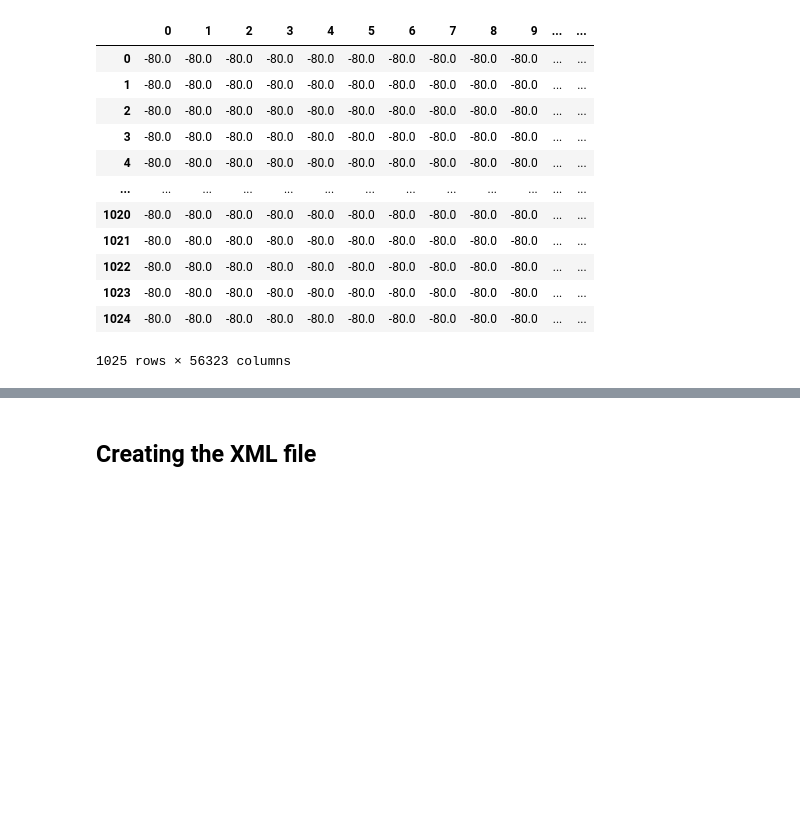
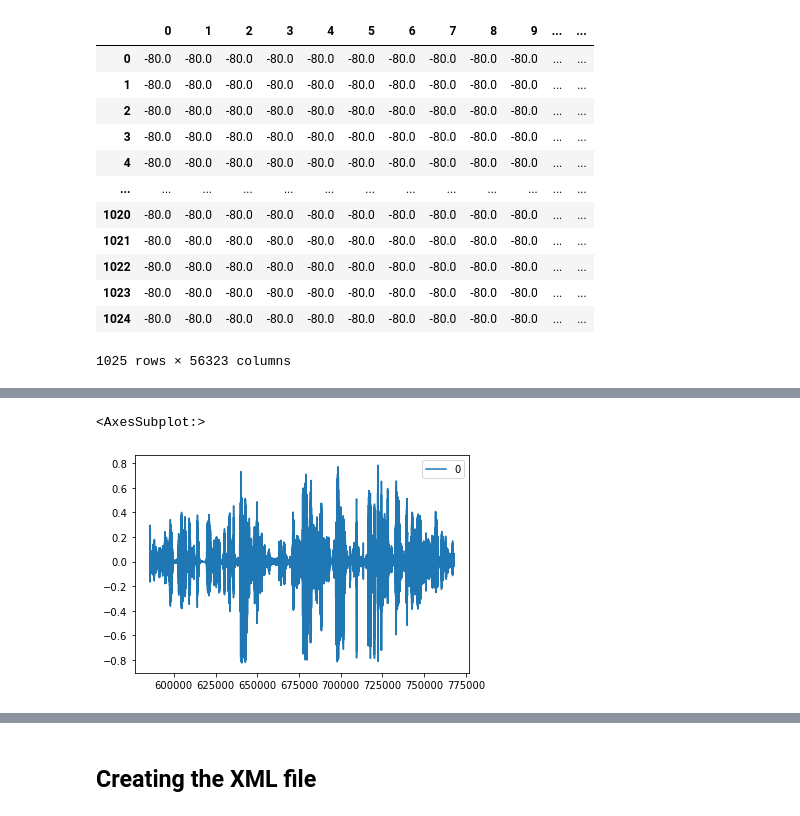
Before and after one commit to hjeffreywang/Automatic_Timeline_setup, a Jupyter notebook: P1_imports_metrics_exploration.ipynb, the cells around one changed output, grey strips where cells are left out. Cells and saved outputs as stored; diff of their text form; code cells hidden in the pictures; blank space fills up the shorter version.

```diff
--- a/P1_imports_metrics_exploration.ipynb
+++ b/P1_imports_metrics_exploration.ipynb
@@ -169,0 +108,15 @@ librosa.display.waveshow(x_2[2690100:3528000])
+# %%
+import pyloudnorm as pyln
+data1, rate1 = librosa.load("Data/Audio/Osi Audio Extracted.wav", sr=48000)
+rate=8000
+data= librosa.resample(data1, orig_sr=rate1, target_sr=rate, scale=True)
+
+# peak normalize audio to -1 dB
+peak_normalized_audio = pyln.normalize.peak(data, -1.0)
+
+# measure the loudness first
+meter = pyln.Meter(rate) # create BS.1770 meter
+loudness = meter.integrated_loudness(data)
+
+# loudness normalize audio to -12 dB LUFS
+listener_then_speaker_loudness_normalized_audio = pyln.normalize.loudness(data, loudness, -20.0)
@@ -169,0 +131,18 @@ librosa.display.waveshow(x_2[2690100:3528000])
+# %%
+import pyloudnorm as pyln
+data1, rate1 = librosa.load("Data/Audio/Scott Audio Extracted.wav", sr=48000)
+rate=8000
+data= librosa.resample(data1, orig_sr=rate1, target_sr=rate2, scale=True)
+#data, rate = sf.read("Data/Audio/Scott Audio Extracted.wav") # load audio
+
+# peak normalize audio to -1 dB
+peak_normalized_audio = pyln.normalize.peak(data, -1.0)
+
+# measure the loudness first
+meter = pyln.Meter(rate) # create BS.1770 meter
+loudness = meter.integrated_loudness(data)
+
+# loudness normalize audio to -12 dB LUFS
+speaker_to_listener_loudness_normalized_audio = pyln.normalize.loudness(data, loudness, -20.0)
+# %%
+speaker_to_listener_df=pd.DataFrame(speaker_to_listener_loudness_normalized_audio)
@@ -169,0 +158,5 @@ librosa.display.waveshow(x_2[2690100:3528000])
+# %%
+speaker_to_listener_df[585600:768000].plot()
+# %% [output]
+<AxesSubplot:>
+[figure, added]
```
Also changed, not shown: parts of 34 cells of this notebook, 4 other files.
